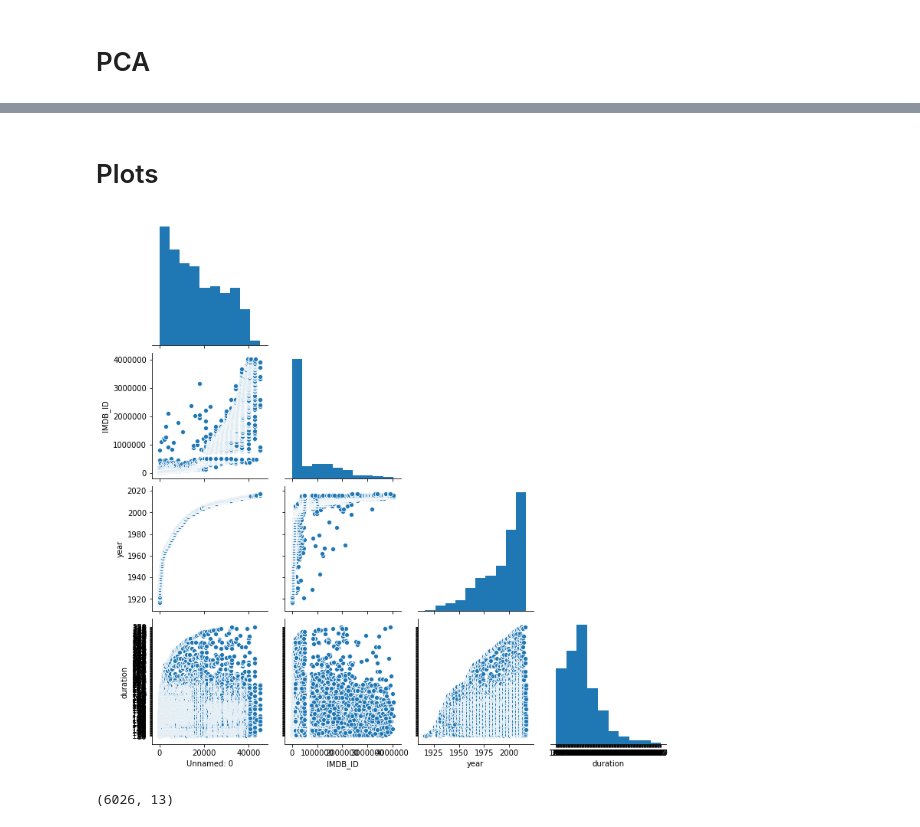
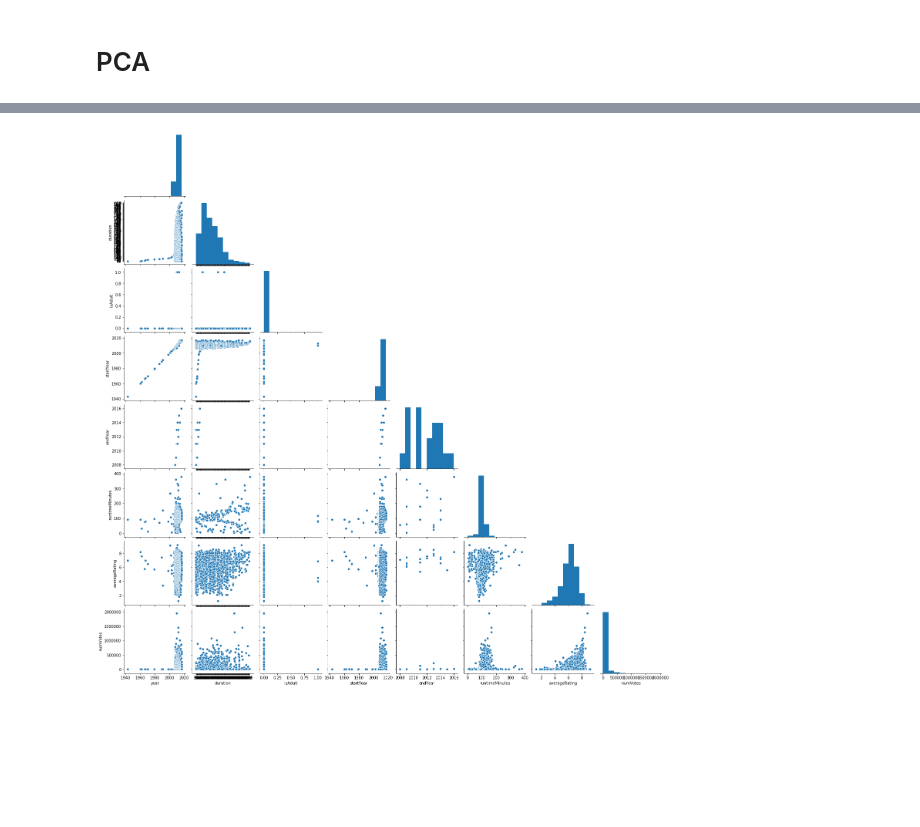
Before and after one commit to LennartKeller/SubtitleClustering, a Jupyter notebook: notebooks/DataExploration.ipynb, the cells around one changed output, grey strips where cells are left out. Drawn from its saved outputs; the diff is of its cells as text; code cells hidden in the pictures; blank space fills up the shorter version.

```diff
--- a/notebooks/DataExploration.ipynb
+++ b/notebooks/DataExploration.ipynb
@@ -47,5 +48,7 @@ df.drop_duplicates(subset='IMDB_ID', inplace=True)
 # %%
-df['main_genre'] = df.genre.str.split(',').apply(lambda x: x[0])
-df['main_region'] = [
-    'English' if "English" in list(map(lambda x: re.sub(r'\s+','', x), production_region.split(','))) else "Other" for production_region in df.production_region
-]
+# filter nans from genre and production_region when uncommenting this cell
+
+#df['main_genre'] = df.genre.str.split(',').apply(lambda x: x[0])
+#df['main_region'] = [
+#    'English' if "English" in list(map(lambda x: re.sub(r'\s+','', x), production_region.split(','))) else "Other" for production_region in df.production_region
+#]
@@ -51,0 +58,9 @@ df['main_region'] = [
+# %%
+df_filtered = df.dropna(subset=[
+    'titleType',
+    'startYear',
+    'writers',
+    'primaryTitle',
+    'genre',
+    'production_region']).copy()
+df_filtered.shape
@@ -114,3 +82,5 @@ df.year.plot(kind='hist', bins=int(year_bins))
+# %%
+df_filtered['main_genre'] = df_filtered.genre.str.split(',').apply(lambda x: x[0])
 # %% [markdown]
 ## Unique combinations
 # %%
@@ -178,3 +148,7 @@ dtype('O')
+# %%
+df_filtered['main_region'] = [
+    'English' if "English" in list(map(lambda x: re.sub(r'\s+','', x), production_region.split(','))) else "Other" for production_region in df_filtered.production_region
+]
 # %% [markdown]
 ## Combinations
 # %%
@@ -344,2 +253,0 @@ plt.show()
-# %% [markdown]
-# Plots
@@ -348,4 +254,4 @@ import seaborn as sns
 # %%
-grid = sns.pairplot(df, corner=True)
+grid = sns.pairplot(df_filtered, corner=True)
 # %% [output]
-[figure, old version]
+[figure, new version]
@@ -357,7 +257,0 @@ df['main_region'] = [
-# %%
-df_nf = df[df.year >= 2000]
-#df_nf = df_nf[(df_nf.main_genre == 'Action') | (df_nf.main_genre == 'Comedy')]
-#df_nf = df_nf[(df_nf.main_genre == 'Action')
-df_nf.shape
-# %% [output]
-(6026, 13)
```
Also changed, not shown: parts of 68 cells of this notebook.
